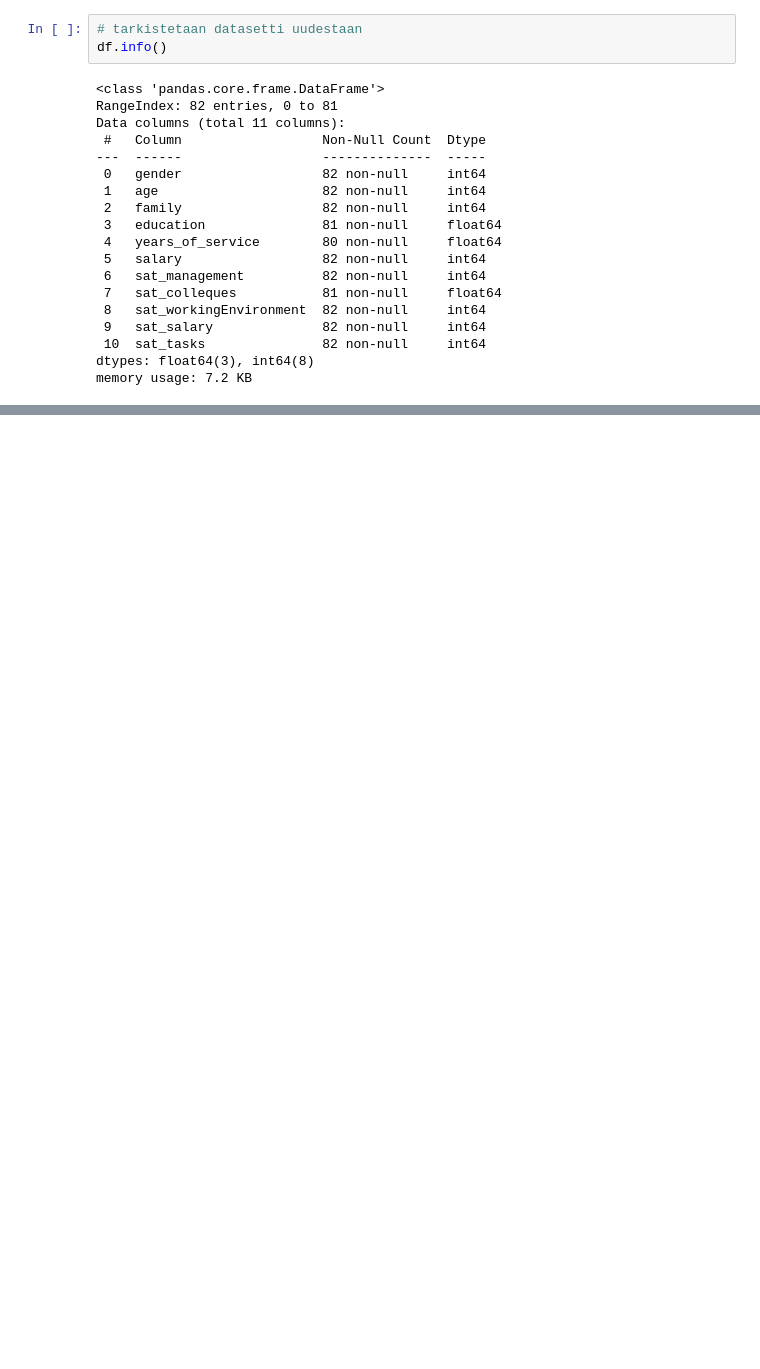
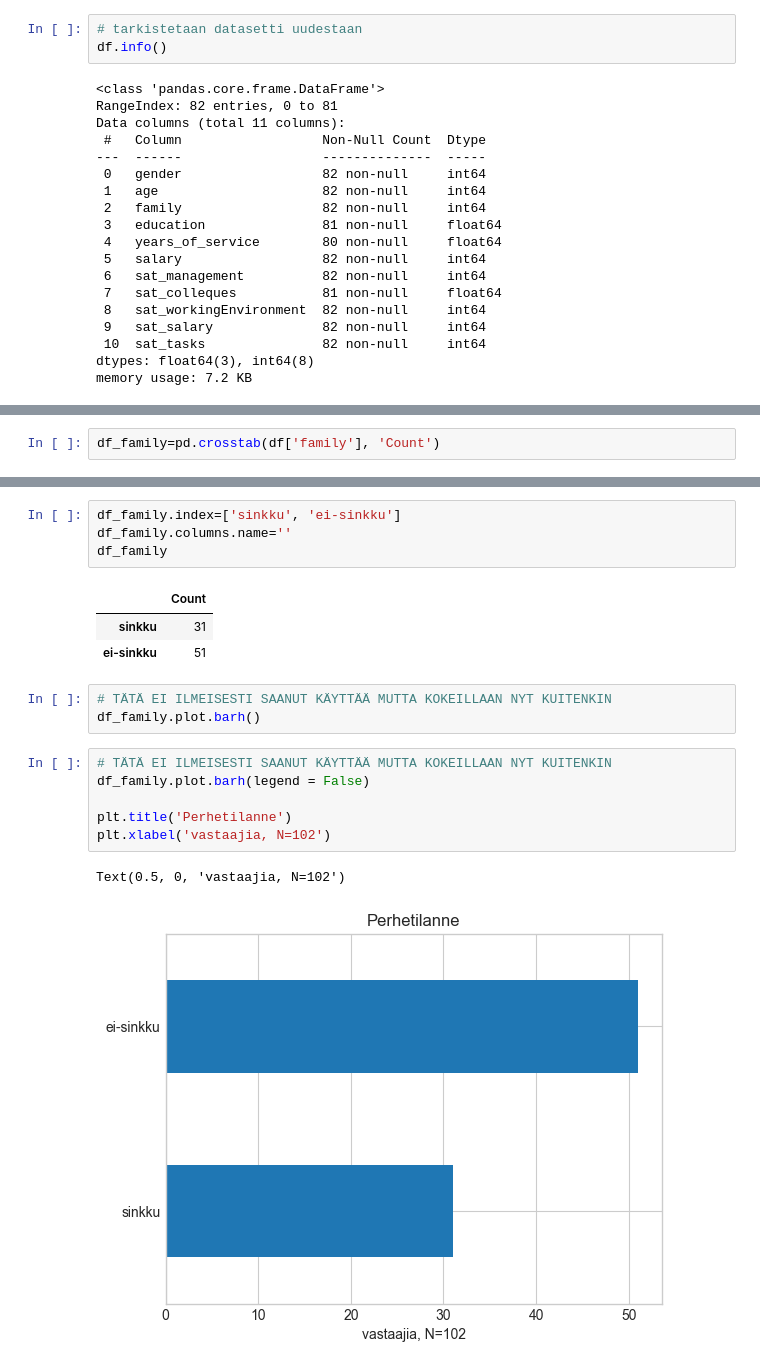
Before and after one commit to Hildura/Tiedonk-sittely-Pytjonilla-Ryhm-5, a Jupyter notebook: Projekti/Analyzing_WorkPlaceSatisfactionSurveyData.ipynb, the cells around one changed output, grey strips where cells are left out. Drawn from its saved outputs; the diff is of its cells as text; blank space fills up the shorter version.

```diff
--- a/Projekti/Analyzing_WorkPlaceSatisfactionSurveyData.ipynb
+++ b/Projekti/Analyzing_WorkPlaceSatisfactionSurveyData.ipynb
@@ -97,0 +169,2 @@ memory usage: 7.2 KB
+# %%
+df_family=pd.crosstab(df['family'], 'Count')
@@ -97,0 +181,20 @@ memory usage: 7.2 KB
+# %%
+df_family.index=['sinkku', 'ei-sinkku']
+df_family.columns.name=''
+df_family
+# %% [output]
+|  | Count |
+| sinkku | 31 |
+| ei-sinkku | 51 |
+# %%
+# TÄTÄ EI ILMEISESTI SAANUT KÄYTTÄÄ MUTTA KOKEILLAAN NYT KUITENKIN
+df_family.plot.barh()
+# %%
+# TÄTÄ EI ILMEISESTI SAANUT KÄYTTÄÄ MUTTA KOKEILLAAN NYT KUITENKIN
+df_family.plot.barh(legend = False)
+
+plt.title('Perhetilanne')
+plt.xlabel('vastaajia, N=102')
+# %% [output]
+Text(0.5, 0, 'vastaajia, N=102')
+[figure, added]
```
Also changed, not shown: parts of 14 cells of this notebook.
